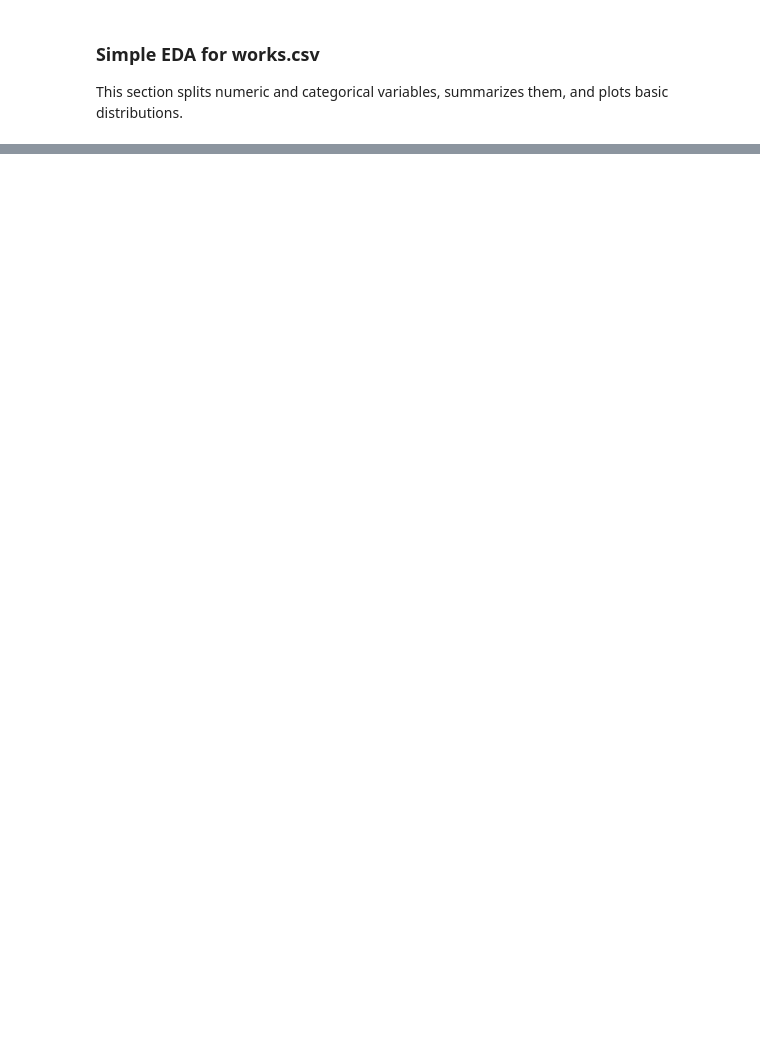
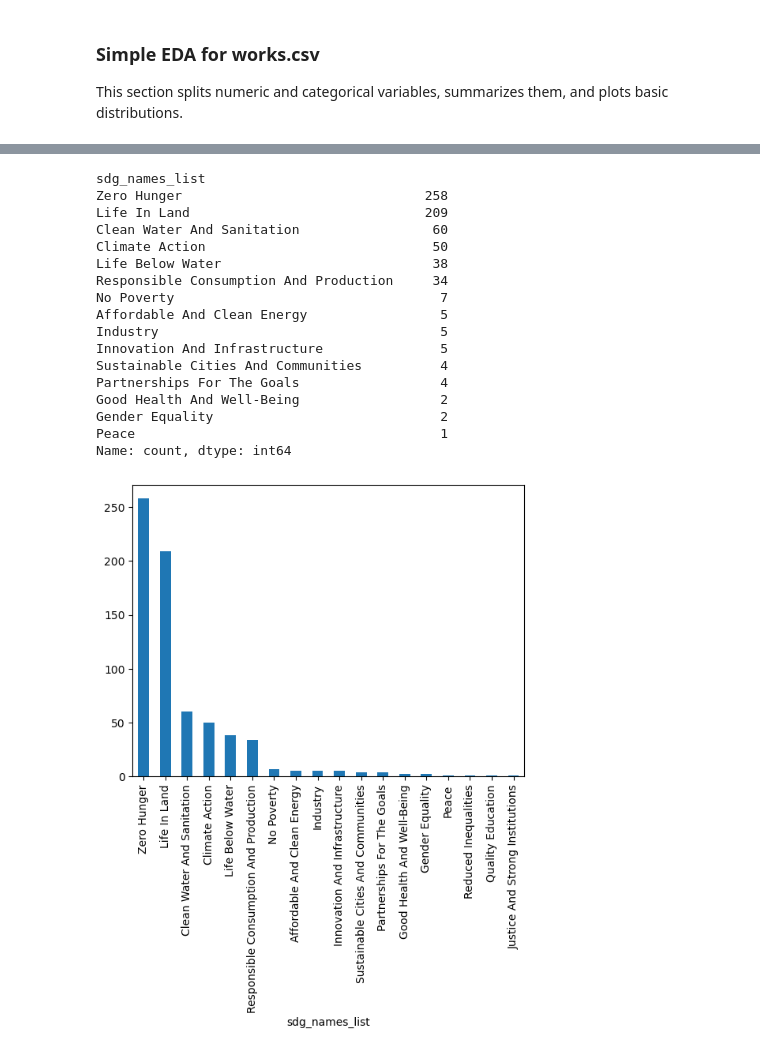
Before and after one commit to Ciampitti-Lab/PublicationAnalysis, a Jupyter notebook: Machine_learning/jupyter/data_preprocessing.ipynb, the cells around one changed output, grey strips where cells are left out. Drawn from its saved outputs; the diff is of its cells as text; code cells hidden in the pictures; blank space fills up the shorter version.

```diff
--- a/Machine_learning/jupyter/data_preprocessing.ipynb
+++ b/Machine_learning/jupyter/data_preprocessing.ipynb
@@ -330,0 +452,61 @@ Duplicated ID: 22
+# %%
+def extract_unique_sdg_names(x):
+    if pd.isna(x):
+        return None
+    try:
+        parsed = ast.literal_eval(x) if isinstance(x, str) else x
+        if not isinstance(parsed, list):
+            return None
+        # canonical map: lowercase -> first seen "nice" casing
+        canon = {}
+        for d in parsed:
+            if isinstance(d, dict):
+                name = d.get("display_name")
+                if isinstance(name, str):
+                    clean = " ".join(name.split()).strip()          # remove extra spaces
+                    key = clean.casefold()                           # case-insensitive key
+                    if key and key not in canon:
+                        canon[key] = clean.title()                   # standardize case
+        if not canon:
+            return None
+        # sort so "A, B" and "B, A" become identical
+        return ", ".join(sorted(canon.values()))
+    except Exception:
+        return None
+df_filtered["sdg_names"] = df_filtered["sustainable_development_goals"].apply(extract_unique_sdg_names)
+# %%
+def extract_unique_sdg_list(x):
+    s = extract_unique_sdg_names(x)
+    return s.split(", ") if isinstance(s, str) else []
+
+df_filtered["sdg_names_list"] = df_filtered["sustainable_development_goals"].apply(extract_unique_sdg_list)
+
+sdg_counts = (
+    df_filtered["sdg_names_list"]
+    .explode()
+    .dropna()
+    .value_counts()
+)
+
+print(sdg_counts.head(15))
+sdg_counts.plot(kind='bar')
+plt.show()
+# %% [output]
+sdg_names_list
+Zero Hunger                               258
+Life In Land                              209
+Clean Water And Sanitation                 60
+Climate Action                             50
+Life Below Water                           38
+Responsible Consumption And Production     34
+No Poverty                                  7
+Affordable And Clean Energy                 5
+Industry                                    5
+Innovation And Infrastructure               5
+Sustainable Cities And Communities          4
+Partnerships For The Goals                  4
+Good Health And Well-Being                  2
+Gender Equality                             2
+Peace                                       1
+Name: count, dtype: int64
+[figure, added]
```
Also changed, not shown: parts of 22 cells of this notebook, 1 other file.
